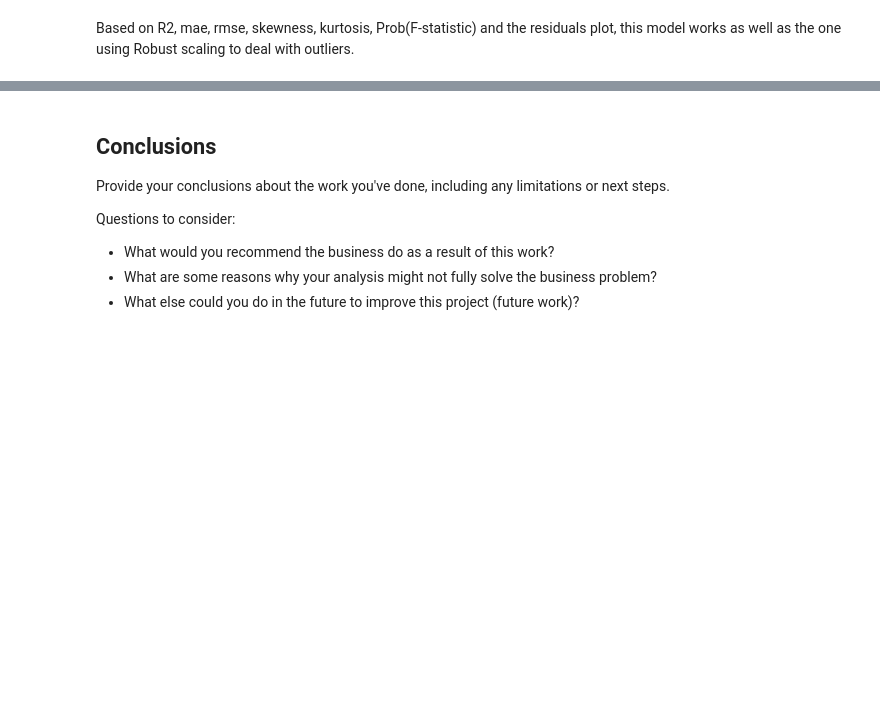
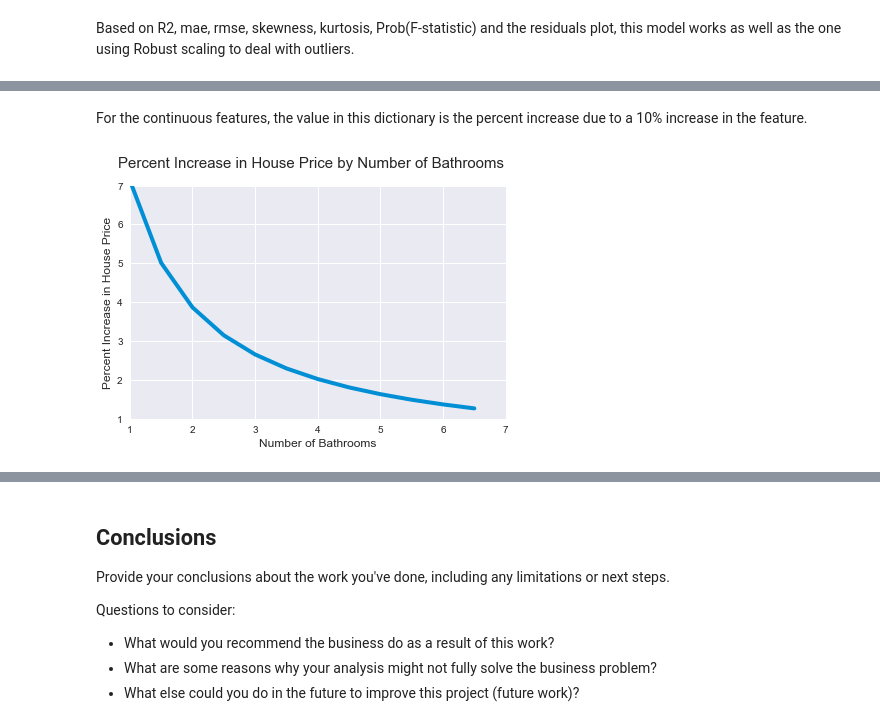
Before and after one commit to clreiner/KingCountyHousingProject, a Jupyter notebook: KingCountyHomes.ipynb, the cells around one changed output, grey strips where cells are left out. Saved outputs shown, nothing was run; the diff lists cells and outputs as text; code cells hidden in the pictures; blank space fills up the shorter version.

```diff
--- a/KingCountyHomes.ipynb
+++ b/KingCountyHomes.ipynb
@@ -869,0 +907,29 @@ Please note - you should be evaluating each model as you move through, and be su
+# %% [markdown]
+For the continuous features, the value in this dictionary is the percent increase due to a 10% increase in the feature.
+# %%
+# Plot how an increase in number of bathrooms affects house price.
+
+# List of possible number of bathrooms
+bath_num = [1, 1.5, 2, 2.5, 3, 3.5, 4, 4.5, 5, 5.5, 6, 6.5]
+# List to contain percent increase in price
+increase = []
+for num in bath_num:
+    # Calculate percent increase in adding a half bath.
+    pct_increase = (0.5 / num) + 1
+    # Use the bathroom coef to calculate the corresponding increase in price
+    transform = (pct_increase**0.17 - 1)*100
+    increase.append(transform)
+
+
+plt.suptitle('Percent Increase in House Price by Number of Bathrooms', fontsize=15)
+plt.xlabel('Number of Bathrooms', fontsize=12)
+plt.ylabel('Percent Increase in House Price', fontsize=12)
+plt.ylim(1, 7)
+plt.xlim(1, 7)
+sns.lineplot(bath_num, increase)
+
+plt.subplots_adjust(top=0.88)
+plt.savefig("images/increasebybathroom.png", bbox_inches='tight')
+plt.show()
+# %% [output]
+[figure, added]
```
Also changed, not shown: parts of 61 cells of this notebook.
